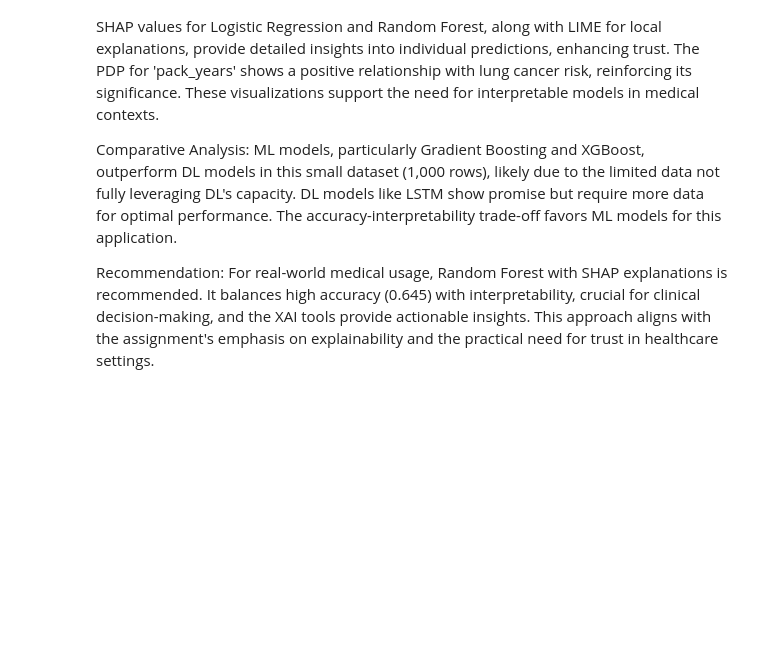
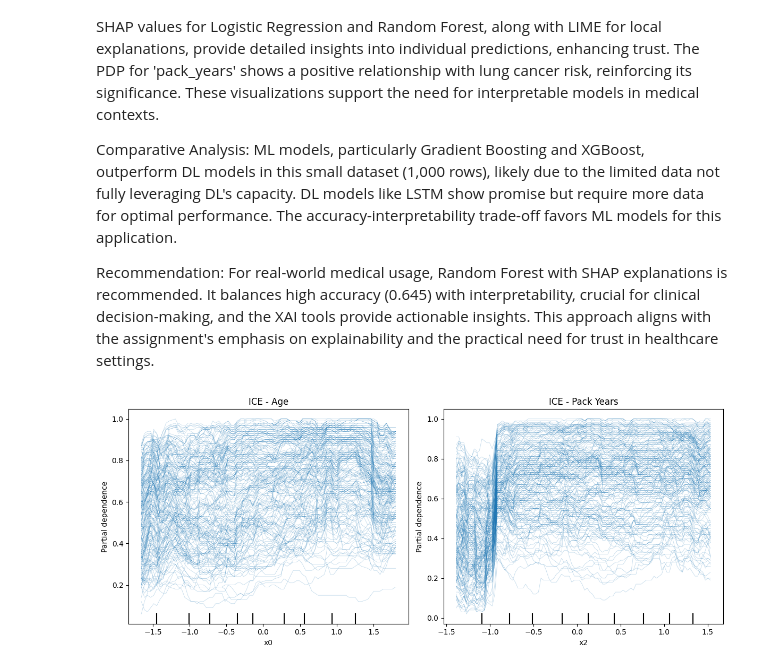
Before and after one commit to 2303A52397/EXPLAINABLE-AI-2397, a Jupyter notebook: EAI_Ass_5_2397.ipynb, the cells around one changed output. Drawn from its saved outputs; the diff is of its cells as text; code cells hidden in the pictures; blank space fills up the shorter version.

```diff
--- a/EAI_Ass_5_2397.ipynb
+++ b/EAI_Ass_5_2397.ipynb
@@ -346,3 +346,69 @@ XAI Insights: Feature importance from Random Forest highlights key predictors (e
 Comparative Analysis: ML models, particularly Gradient Boosting and XGBoost, outperform DL models in this small dataset (1,000 rows), likely due to the limited data not fully leveraging DL's capacity. DL models like LSTM show promise but require more data for optimal performance. The accuracy-interpretability trade-off favors ML models for this application.
 
 Recommendation: For real-world medical usage, Random Forest with SHAP explanations is recommended. It balances high accuracy (0.645) with interpretability, crucial for clinical decision-making, and the XAI tools provide actionable insights. This approach aligns with the assignment's emphasis on explainability and the practical need for trust in healthcare settings.
+# %%
+import matplotlib.pyplot as plt
+from sklearn.ensemble import RandomForestClassifier
+from sklearn.model_selection import train_test_split
+from sklearn.preprocessing import LabelEncoder, StandardScaler
+from sklearn.inspection import PartialDependenceDisplay
+
+# ======================
+# Preprocessing
+# ======================
+df_enc = df.copy()
+
+# Encode categorical
+le = LabelEncoder()
+for col in df_enc.select_dtypes(include=["object"]).columns:
+    df_enc[col] = le.fit_transform(df_enc[col])
+
+# Features & target
+X = df_enc.drop(columns=["patient_id", "lung_cancer"], errors="ignore")
+y = df_enc["lung_cancer"]
+
+# Train-test split
+X_train, X_test, y_train, y_test = train_test_split(X, y, test_size=0.2, random_state=42)
+
+# Scale numeric values
+scaler = StandardScaler()
+X_train = scaler.fit_transform(X_train)
+X_test = scaler.transform(X_test)
+
+# ======================
+# Train RandomForest
+# ======================
+rf_model = RandomForestClassifier(random_state=42, n_estimators=100)
+rf_model.fit(X_train, y_train)
+
+# ======================
+# ICE Plots (Continuous features only)
+# ======================
+features = list(X.columns)
+
+fig, ax = plt.subplots(1, 2, figsize=(12, 5))
+
+# 1. Age
+PartialDependenceDisplay.from_estimator(
+    rf_model,
+    X_test,
+    features=[features.index("age")],
+    kind="individual",   # ICE only
+    ax=ax[0]
+)
+ax[0].set_title("ICE - Age")
+
+# 2. Pack Years
+PartialDependenceDisplay.from_estimator(
+    rf_model,
+    X_test,
+    features=[features.index("pack_years")],
+    kind="individual",   # ICE only
+    ax=ax[1]
+)
+ax[1].set_title("ICE - Pack Years")
+
+plt.tight_layout()
+plt.show()
+# %% [output]
+[figure, added]
```
